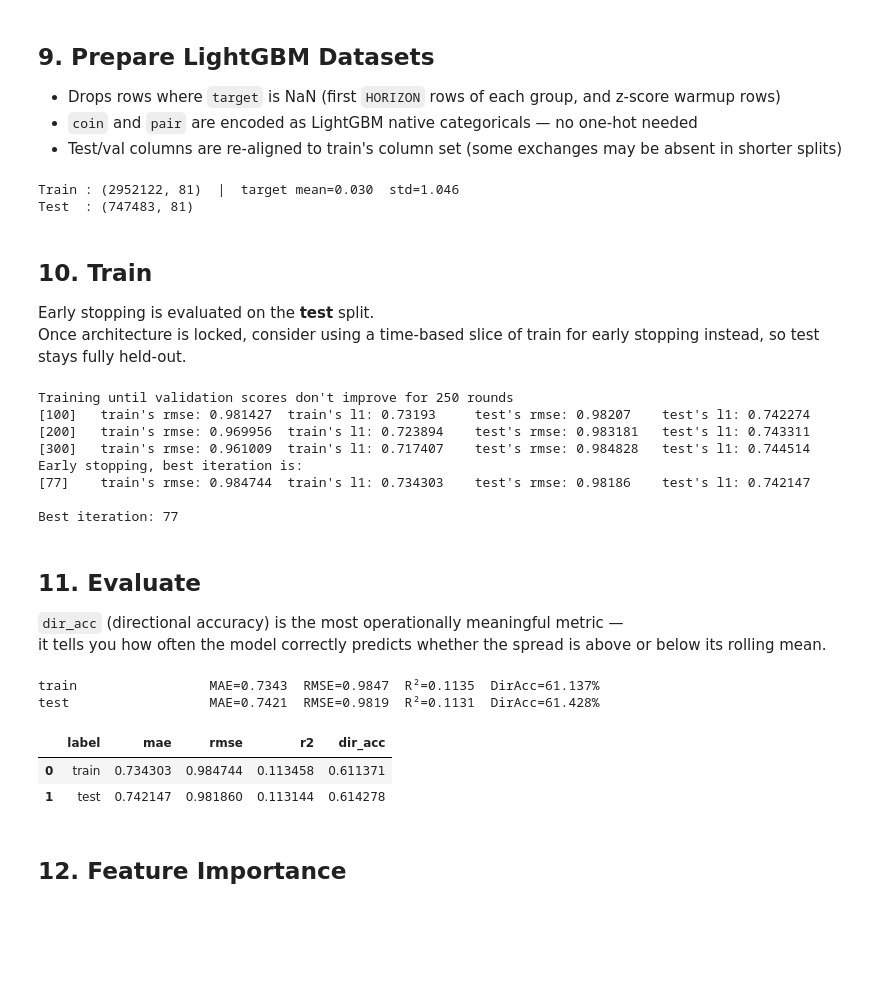
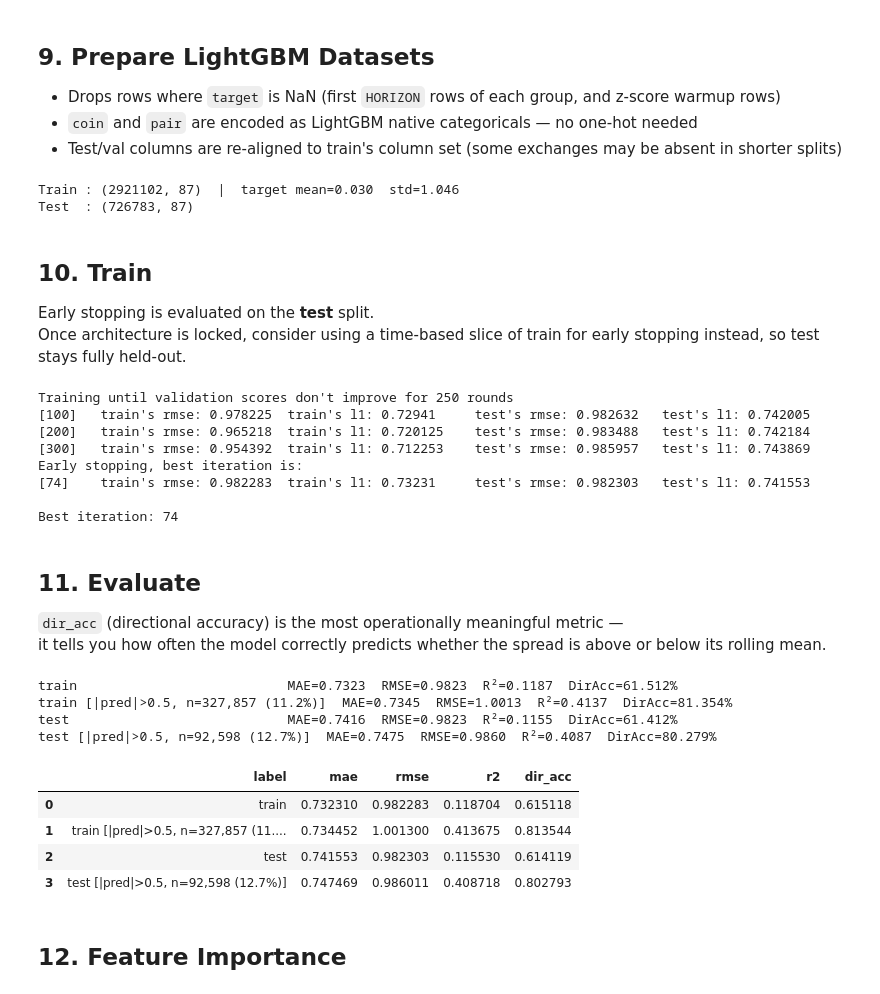
Before and after one commit to kevinl03/Crypto-Trading-Strategies, a Jupyter notebook: statarb/cex_gbm_new.ipynb, the cells around one changed output. Drawn from its saved outputs; the diff is of its cells as text; code cells hidden in the pictures; blank space fills up the shorter version.

Commit message:
include results for traded set where |pred|>0.5

```diff
--- a/statarb/cex_gbm_new.ipynb
+++ b/statarb/cex_gbm_new.ipynb
@@ -42,14 +42,14 @@ OUTPUT_DIR.mkdir(parents=True, exist_ok=True)
 HORIZON       = 1    # snapshots ahead to predict (default was 5 min)
 ZSCORE_WINDOW = 300   # rolling window for z-score normalisation (default was 60 min)
 N_LAGS        = 3    # lag depth for every feature group (default was 5)
-MIN_PERIODS   = 60   # min observations before z-score is emitted (default 20)
+MIN_PERIODS   = 90   # min observations before z-score is emitted (default 20)
 
 LGBM_PARAMS = {
     "objective":         "regression", #"regression" or "binary"
     "metric":            ["rmse", "mae"],
-    "learning_rate":     0.075, #0.05
+    "learning_rate":     0.1, #0.05
     "num_leaves":        255, #127
-    "min_child_samples": 150, #50
+    "min_child_samples": 200, #50
     "feature_fraction":  0.6, #0.7
     "bagging_fraction":  0.7, #0.8
     "bagging_freq":      5, #5
@@ -789,7 +795,7 @@ try removing unnecessary cols, log transforming cols, winsorizing other cols
 # %%
 # ── 1. DROP: all-null or all-zero columns ────────────────────────────────────
 drop_null   = report_df[report_df["null_pct"] > 0.4]["feature"].tolist() # 0.5
-drop_zero   = report_df[report_df["near_zero"] > 0.4]["feature"].tolist() # 0.5
+#drop_zero   = report_df[report_df["near_zero"] > 0.4]["feature"].tolist() # 0.5
 
 # ── 2. DROP: tk_mid (raw price level — not useful for spread prediction) ─────
 #drop_mid    = [c for c in df_train.columns if "tk_mid" in c]
@@ -797,7 +803,7 @@ drop_zero   = report_df[report_df["near_zero"] > 0.4]["feature"].tolist() # 0.5
 # ── 3. DROP: weak linear correlation AND low importance (volume/ratio cols) ──
 drop_weak   = report_df[report_df["corr_target"].abs() < 0.005]["feature"].tolist() # 0.005
 
-all_drops = list(set(drop_null + drop_zero + drop_weak)) # list(set(drop_null + drop_zero + drop_mid + drop_weak))
+all_drops = list(set(drop_null + drop_weak)) # list(set(drop_null + drop_zero + drop_mid + drop_weak))
 print(f"Dropping {len(all_drops)} columns")
 
 for df in [df_train, df_test, df_val]:
@@ -975,8 +981,8 @@ print(f"Train : {X_train.shape}  |  target mean={y_train.mean():.3f}  std={y_tra
 print(f"Test  : {X_test.shape}")
 #print(f"Val   : {X_val.shape}")
 # %% [output]
-Train : (2952122, 81)  |  target mean=0.030  std=1.046
-Test  : (747483, 81)
+Train : (2921102, 87)  |  target mean=0.030  std=1.046
+Test  : (726783, 87)
 # %% [markdown]
 ## 10. Train
 Early stopping is evaluated on the **test** split.
@@ -1000,13 +1006,13 @@ model = lgb.train(
 print(f"\nBest iteration: {model.best_iteration}")
 # %% [output]
 Training until validation scores don't improve for 250 rounds
-[100]   train's rmse: 0.981427  train's l1: 0.73193     test's rmse: 0.98207    test's l1: 0.742274
-[200]   train's rmse: 0.969956  train's l1: 0.723894    test's rmse: 0.983181   test's l1: 0.743311
-[300]   train's rmse: 0.961009  train's l1: 0.717407    test's rmse: 0.984828   test's l1: 0.744514
+[100]   train's rmse: 0.978225  train's l1: 0.72941     test's rmse: 0.982632   test's l1: 0.742005
+[200]   train's rmse: 0.965218  train's l1: 0.720125    test's rmse: 0.983488   test's l1: 0.742184
+[300]   train's rmse: 0.954392  train's l1: 0.712253    test's rmse: 0.985957   test's l1: 0.743869
 Early stopping, best iteration is:
-[77]    train's rmse: 0.984744  train's l1: 0.734303    test's rmse: 0.98186    test's l1: 0.742147
+[74]    train's rmse: 0.982283  train's l1: 0.73231     test's rmse: 0.982303   test's l1: 0.741553
 
-Best iteration: 77
+Best iteration: 74
 # %% [markdown]
 ## 11. Evaluate
 `dir_acc` (directional accuracy) is the most operationally meaningful metric —
@@ -1014,27 +1020,50 @@ it tells you how often the model correctly predicts whether the spread is above
 # %%
 def evaluate(model, X, y, label):
     preds   = model.predict(X, num_iteration=model.best_iteration)
     mae     = mean_absolute_error(y, preds)
-    rmse = np.sqrt(mean_squared_error(y, preds))
+    rmse    = np.sqrt(mean_squared_error(y, preds))
     r2      = r2_score(y, preds)
     dir_acc = np.mean(np.sign(preds) == np.sign(y))
-    print(f"{label:20s}  MAE={mae:.4f}  RMSE={rmse:.4f}  R²={r2:.4f}  DirAcc={dir_acc:.3%}")
-    return {"label": label, "mae": mae, "rmse": rmse, "r2": r2, "dir_acc": dir_acc}
+    print(f"{label:30s}  MAE={mae:.4f}  RMSE={rmse:.4f}  R²={r2:.4f}  DirAcc={dir_acc:.3%}")
+
+    rows = [{"label": label, "mae": mae, "rmse": rmse, "r2": r2, "dir_acc": dir_acc}]
+
+    # ── Tradeable subset: |predicted z-score| > 0.5 ──────────────────────────
+    trade_mask = np.abs(preds) > 0.5
+    n_trade    = trade_mask.sum()
+    n_total    = len(preds)
+    pct_trade  = n_trade / n_total
+
+    if n_trade > 0:
+        y_t, p_t    = y[trade_mask], preds[trade_mask]
+        mae_t       = mean_absolute_error(y_t, p_t)
+        rmse_t      = np.sqrt(mean_squared_error(y_t, p_t))
+        r2_t        = r2_score(y_t, p_t)
+        dir_acc_t   = np.mean(np.sign(p_t) == np.sign(y_t))
+        trade_label = f"{label} [|pred|>0.5, n={n_trade:,} ({pct_trade:.1%})]"
+        print(f"{trade_label:30s}  MAE={mae_t:.4f}  RMSE={rmse_t:.4f}  R²={r2_t:.4f}  DirAcc={dir_acc_t:.3%}")
+        rows.append({"label": trade_label, "mae": mae_t, "rmse": rmse_t, "r2": r2_t, "dir_acc": dir_acc_t})
+    else:
+        print(f"  → No predictions with |pred| > 0.5 in '{label}'")
+
+    return rows
 
 results = []
-results.append(evaluate(model, X_train, y_train, "train"))
-results.append(evaluate(model, X_test,  y_test,  "test"))
-#if len(y_val) > 0:
-#    results.append(evaluate(model, X_val, y_val, "val (partial)"))
+results.extend(evaluate(model, X_train, y_train, "train"))
+results.extend(evaluate(model, X_test,  y_test,  "test"))
 
 results_df = pd.DataFrame(results)
 results_df
 # %% [output]
-train                 MAE=0.7343  RMSE=0.9847  R²=0.1135  DirAcc=61.137%
-test                  MAE=0.7421  RMSE=0.9819  R²=0.1131  DirAcc=61.428%
+train                           MAE=0.7323  RMSE=0.9823  R²=0.1187  DirAcc=61.512%
+train [|pred|>0.5, n=327,857 (11.2%)]  MAE=0.7345  RMSE=1.0013  R²=0.4137  DirAcc=81.354%
+test                            MAE=0.7416  RMSE=0.9823  R²=0.1155  DirAcc=61.412%
+test [|pred|>0.5, n=92,598 (12.7%)]  MAE=0.7475  RMSE=0.9860  R²=0.4087  DirAcc=80.279%
 |  | label | mae | rmse | r2 | dir_acc |
-| 0 | train | 0.734303 | 0.984744 | 0.113458 | 0.611371 |
-| 1 | test | 0.742147 | 0.981860 | 0.113144 | 0.614278 |
+| 0 | train | 0.732310 | 0.982283 | 0.118704 | 0.615118 |
+| 1 | train [|pred|>0.5, n=327,857 (11.... | 0.734452 | 1.001300 | 0.413675 | 0.813544 |
+| 2 | test | 0.741553 | 0.982303 | 0.115530 | 0.614119 |
+| 3 | test [|pred|>0.5, n=92,598 (12.7%)] | 0.747469 | 0.986011 | 0.408718 | 0.802793 |
 # %% [markdown]
 ## 12. Feature Importance
 # %%
```
Also changed, not shown: parts of 8 cells of this notebook.
